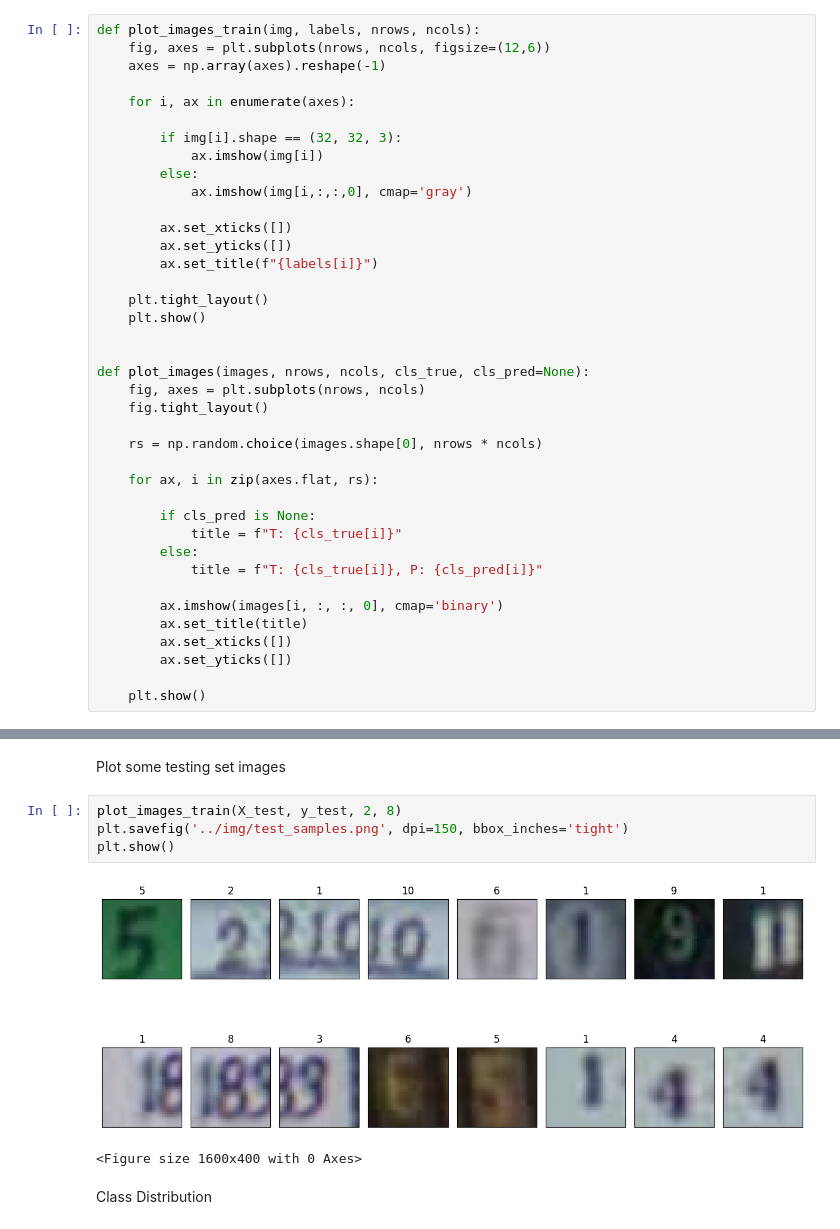
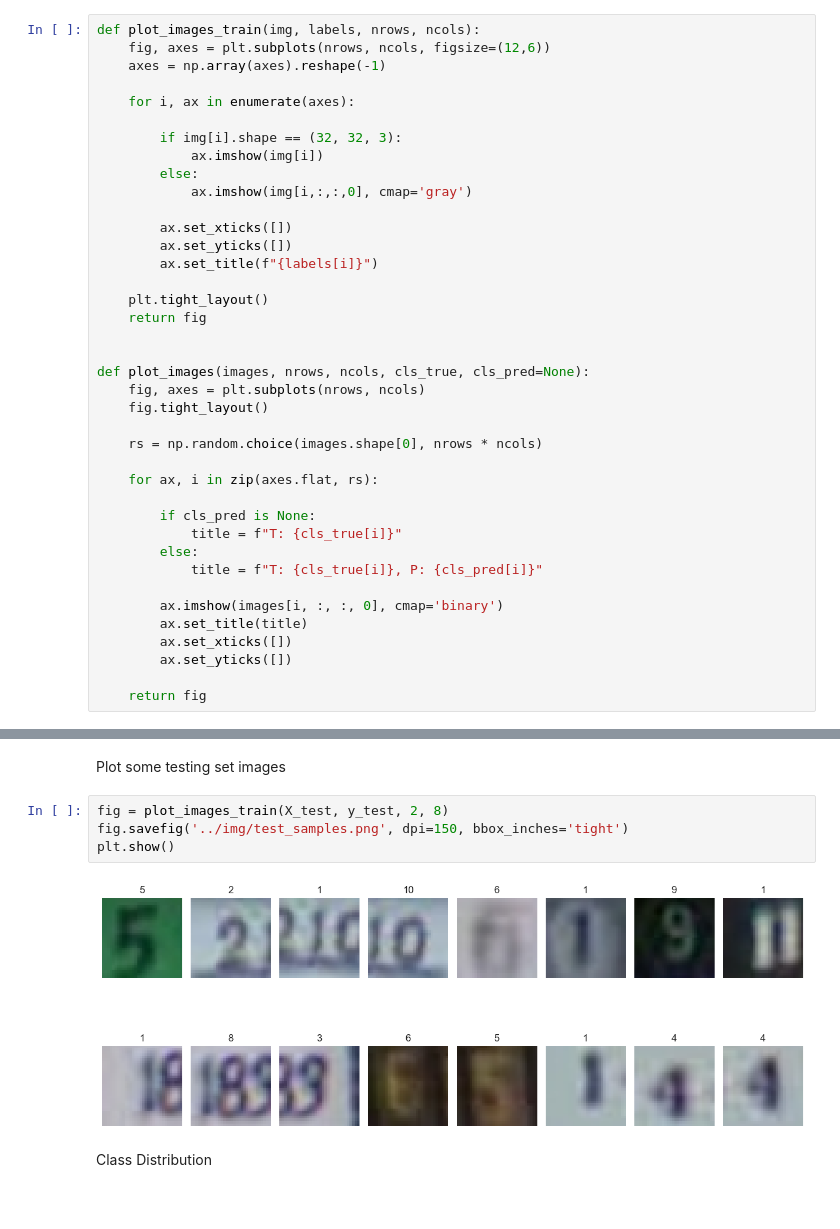
Before and after one commit to thecrack243/svhn_classification, a Jupyter notebook: notebooks/svhn.ipynb, the cells around one changed output, grey strips where cells are left out. Saved outputs shown, nothing was run; the diff lists cells and outputs as text; blank space fills up the shorter version.

```diff
--- a/notebooks/svhn.ipynb
+++ b/notebooks/svhn.ipynb
@@ -160,7 +160,7 @@ def plot_images_train(img, labels, nrows, ncols):
         ax.set_title(f"{labels[i]}")
 
     plt.tight_layout()
-    plt.show()
+    return fig
 
 
 def plot_images(images, nrows, ncols, cls_true, cls_pred=None):
@@ -181,7 +181,7 @@ def plot_images(images, nrows, ncols, cls_true, cls_pred=None):
         ax.set_xticks([])
         ax.set_yticks([])
 
-    plt.show()
+    return fig
 # %% [markdown]
 Plot some training set images
 # %%
@@ -194,12 +193,11 @@ plt.show()
 # %% [markdown]
 Plot some testing set images
 # %%
-plot_images_train(X_test, y_test, 2, 8)
-plt.savefig('../img/test_samples.png', dpi=150, bbox_inches='tight')
+fig = plot_images_train(X_test, y_test, 2, 8)
+fig.savefig('../img/test_samples.png', dpi=150, bbox_inches='tight')
 plt.show()
 # %% [output]
-[figure, old version]
+[figure, new version]
-<Figure size 1600x400 with 0 Axes>
 # %% [markdown]
 Class Distribution
 # %%
```
Also changed, not shown: parts of 11 cells of this notebook, 9 other files.
